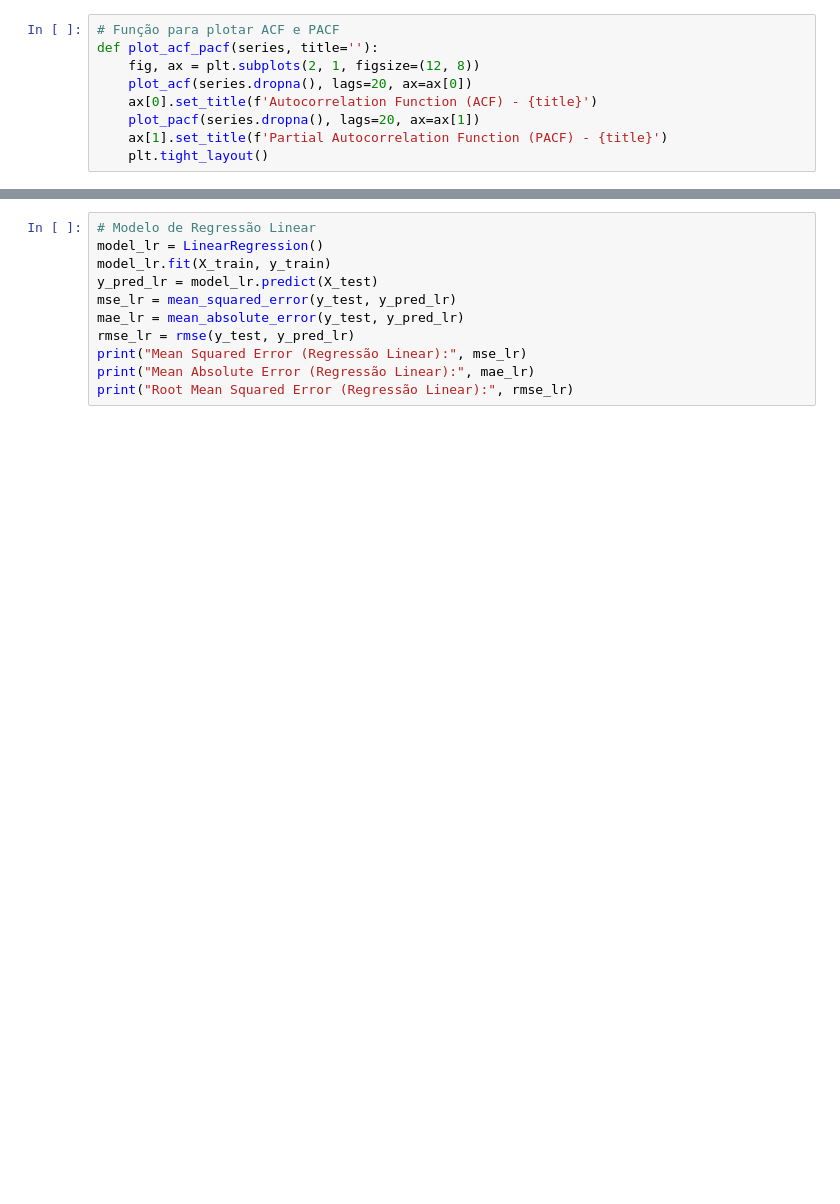
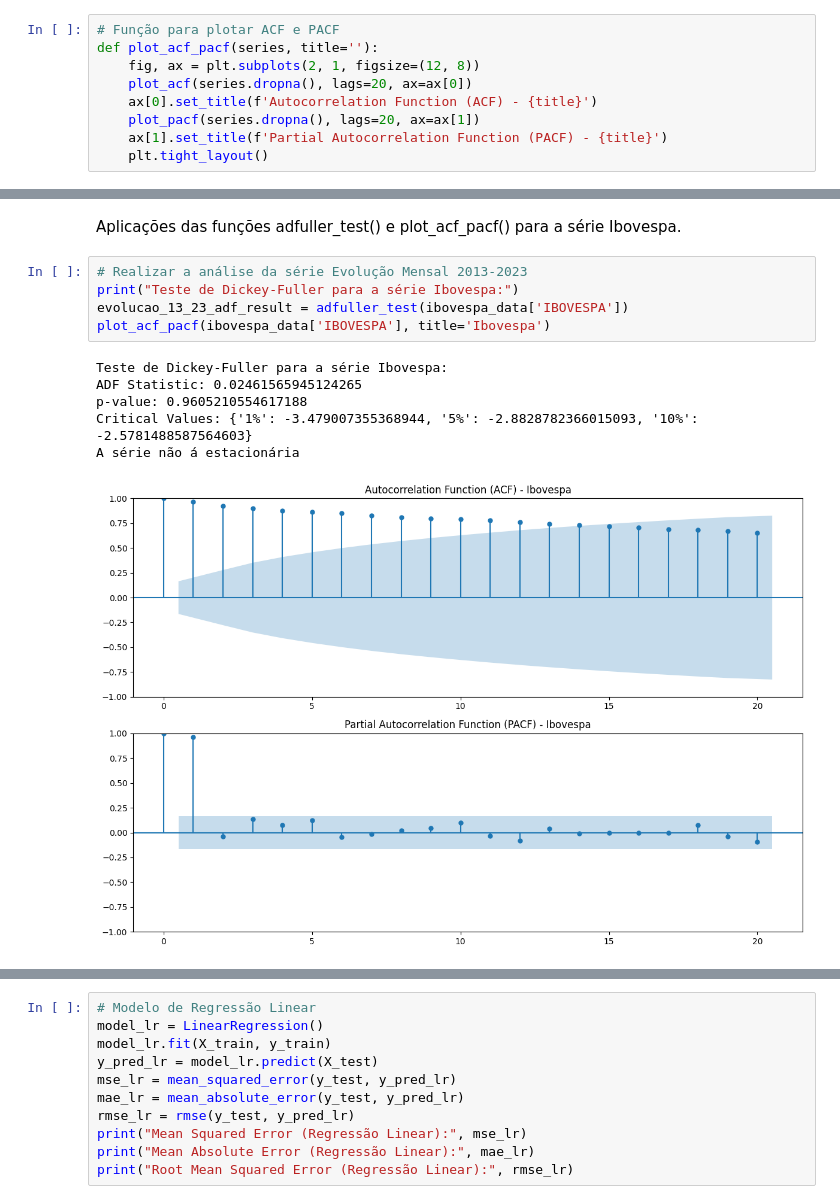
Before and after one commit to 10368966/projeto-aplicado, a Jupyter notebook: Projeto_aplicado_IV_entrega_4.ipynb, the cells around one changed output, grey strips where cells are left out. Saved outputs shown, nothing was run; the diff lists cells and outputs as text; blank space fills up the shorter version.

```diff
--- a/Projeto_aplicado_IV_entrega_4.ipynb
+++ b/Projeto_aplicado_IV_entrega_4.ipynb
@@ -493,0 +382,14 @@ Valores-p: [0.81737375 0.93046546 0.98036376 0.96870959 0.98615741 0.99071518
+# %% [markdown]
+Aplicações das funções adfuller_test() e plot_acf_pacf() para a série Ibovespa.
+# %%
+# Realizar a análise da série Evolução Mensal 2013-2023
+print("Teste de Dickey-Fuller para a série Ibovespa:")
+evolucao_13_23_adf_result = adfuller_test(ibovespa_data['IBOVESPA'])
+plot_acf_pacf(ibovespa_data['IBOVESPA'], title='Ibovespa')
+# %% [output]
+Teste de Dickey-Fuller para a série Ibovespa:
+ADF Statistic: 0.02461565945124265
+p-value: 0.9605210554617188
+Critical Values: {'1%': -3.479007355368944, '5%': -2.8828782366015093, '10%': -2.5781488587564603}
+A série não á estacionária
+[figure, added]
```
Also changed, not shown: parts of 104 cells of this notebook, 21 other files.
